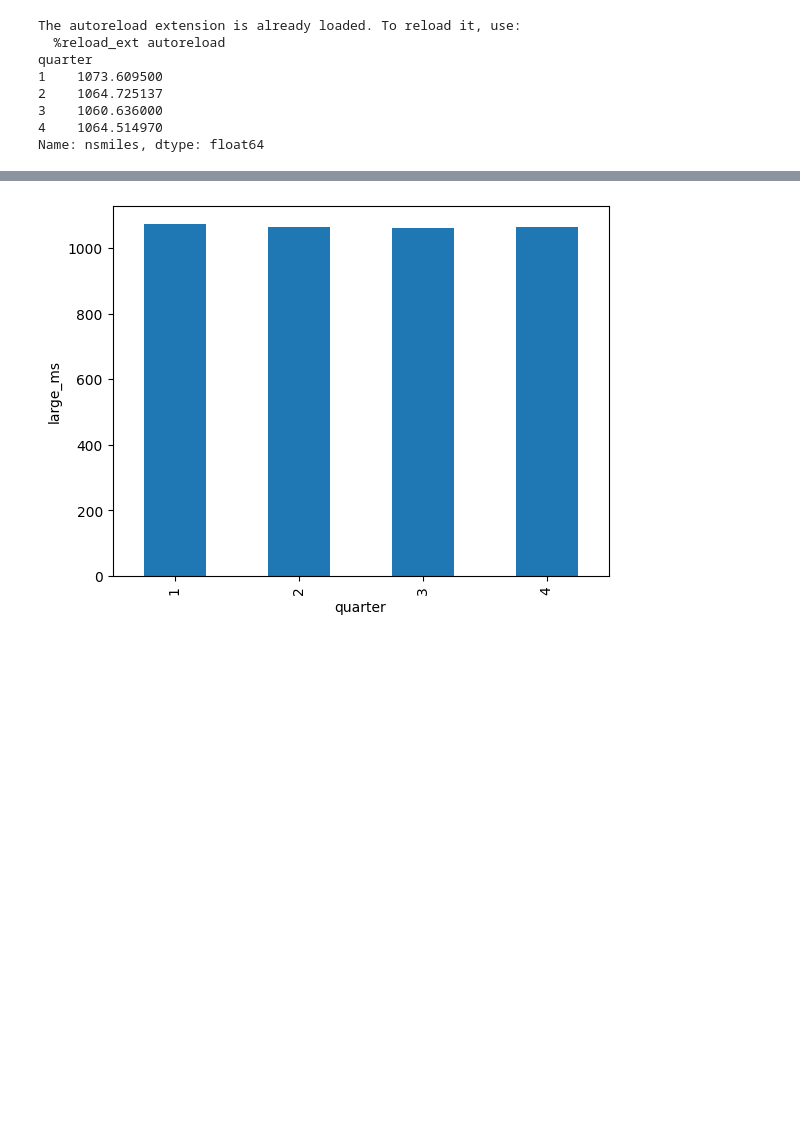
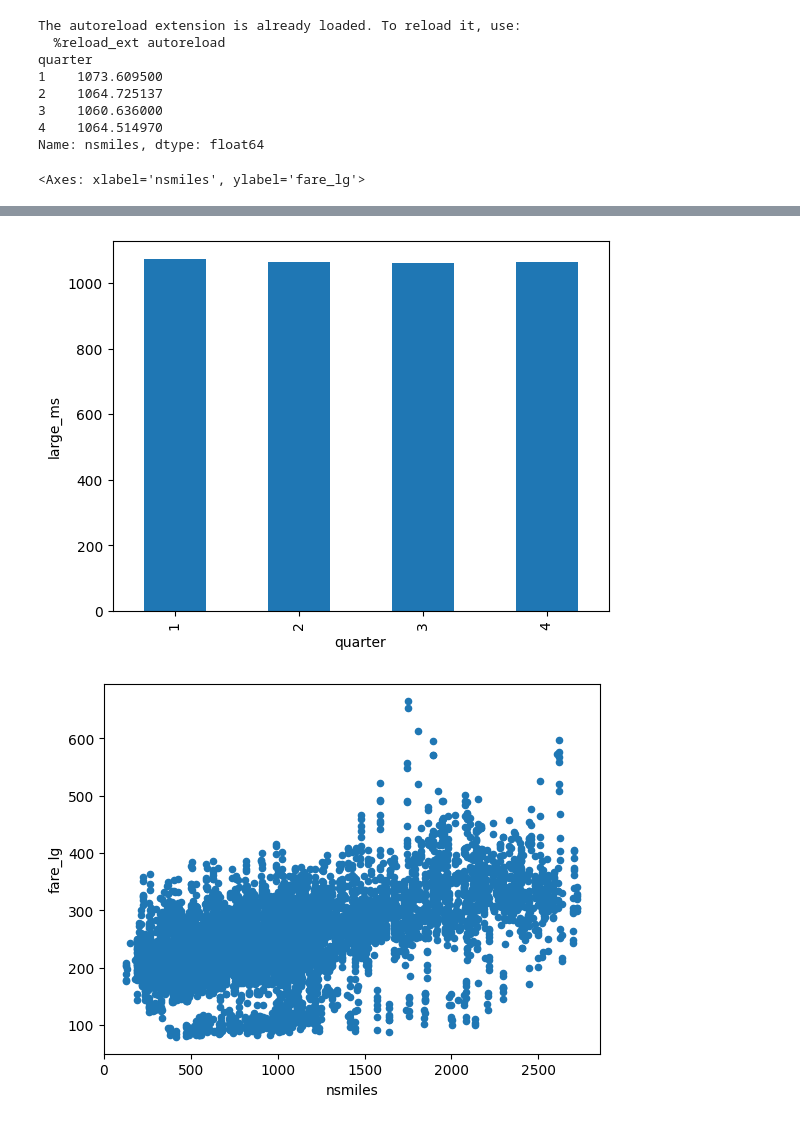
Before and after one commit to Quaden2307/flight-price-predictor, a Jupyter notebook: notebooks/02_data_visualization.ipynb, the cells around one changed output, grey strips where cells are left out. Drawn from its saved outputs; the diff is of its cells as text; code cells hidden in the pictures; blank space fills up the shorter version.

```diff
--- a/notebooks/02_data_visualization.ipynb
+++ b/notebooks/02_data_visualization.ipynb
@@ -14,30 +14,34 @@ from src.clean import clean_data
 df = load_data()
 df = clean_data(df)
 
 df['fare'].hist()
 
 
 df.plot(x='nsmiles', y='fare', kind='scatter')
 
 df.plot(x='large_ms', y='fare', kind='scatter')
 
 df.plot(x='nsmiles', y='large_ms', kind='scatter')
 
 grouped = df.groupby("quarter")
 nsmiles_by_quarter = grouped["nsmiles"]
 avg_nsmiles = nsmiles_by_quarter.mean()
 avg_nsmiles.plot(kind = "bar")
 print(avg_nsmiles)
+
+df.plot(x='nsmiles', y='fare_lg', kind='scatter')
 # %% [output]
 The autoreload extension is already loaded. To reload it, use:
   %reload_ext autoreload
 quarter
 1    1073.609500
 2    1064.725137
 3    1060.636000
 4    1064.514970
 Name: nsmiles, dtype: float64
+<Axes: xlabel='nsmiles', ylabel='fare_lg'>
 [figure]
 [figure]
 [figure]
 [figure]
+[figure, added]
```
Also changed, not shown: 4 other files.
